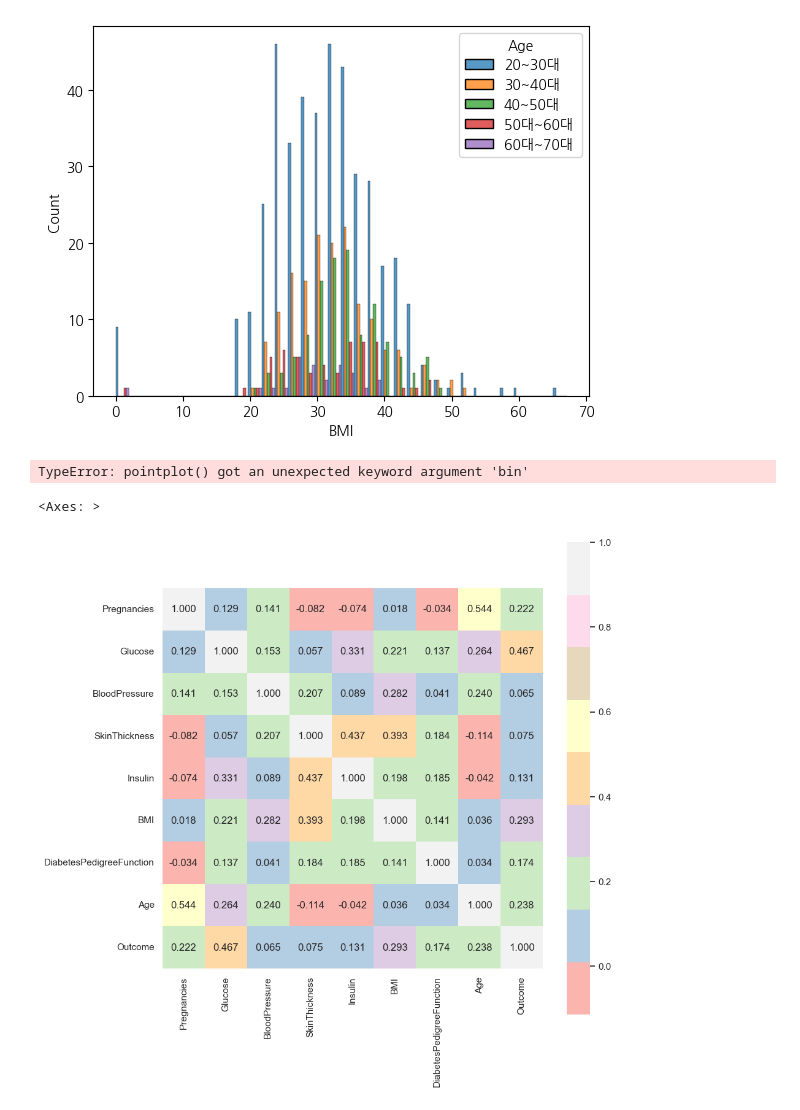
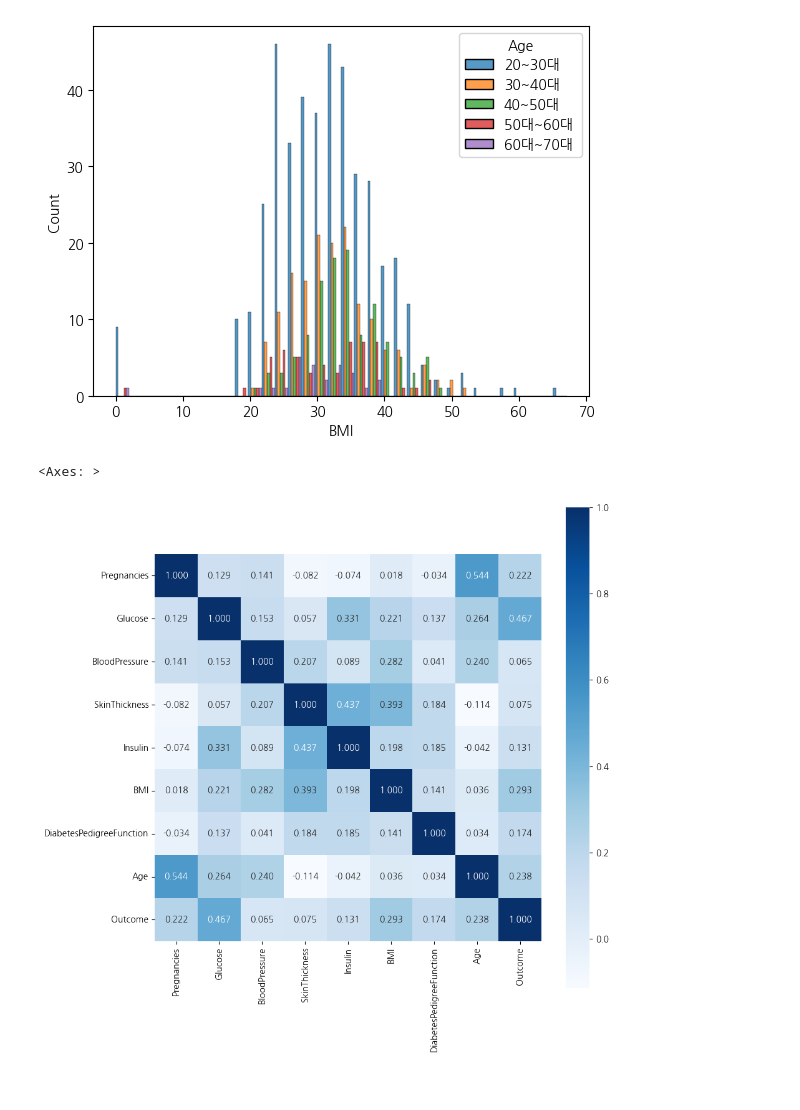
Before and after one commit to the9world/My_Study, a Jupyter notebook: Python_study/23년05월/230518/c_pima.ipynb, the cells around one changed output. Drawn from its saved outputs; the diff is of its cells as text; code cells hidden in the pictures.

```diff
--- a/Python_study/23년05월/230518/c_pima.ipynb
+++ b/Python_study/23년05월/230518/c_pima.ipynb
@@ -191,15 +193,13 @@ sns.histplot(x=df_data["BMI"], multiple='dodge', hue=age_category)
 <Axes: xlabel='BMI', ylabel='Count'>
 [figure]
 # %%
-sns.pointplot(x="BMI", y="Insulin", data=df_data)
+# sns.pointplot(x="BMI", y="Insulin", data=df_data)
-# %% [output]
-TypeError: pointplot() got an unexpected keyword argument 'bin'
 # %%
 plt.figure(figsize=(10,10))
-sns.heatmap(df_data.corr(), fmt='.3f', annot=True, cmap='Pastel1',square=True)
+sns.heatmap(df_data.corr(), fmt='.3f', annot=True, cmap='Blues',square=True)
 # %% [output]
 <Axes: >
-[figure, old version]
+[figure, new version]
 # %%
 fig, ((ax1, ax2, ax3, ax4, ax5),(ax6, ax7, ax8, ax9, ax10))=plt.subplots(nrows=2,ncols=5)
 fig.set_size_inches(18,8)
```
Also changed, not shown: parts of 54 cells of this notebook, 3 other files.
